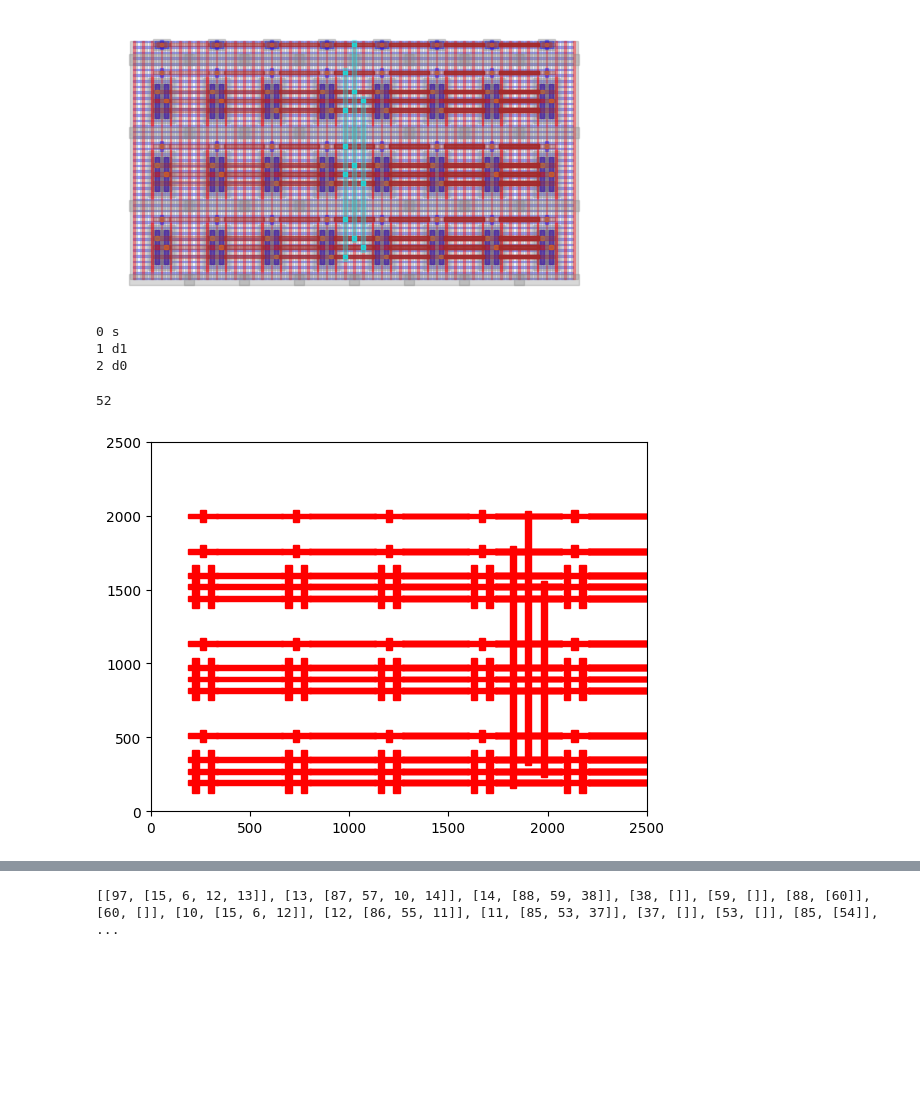
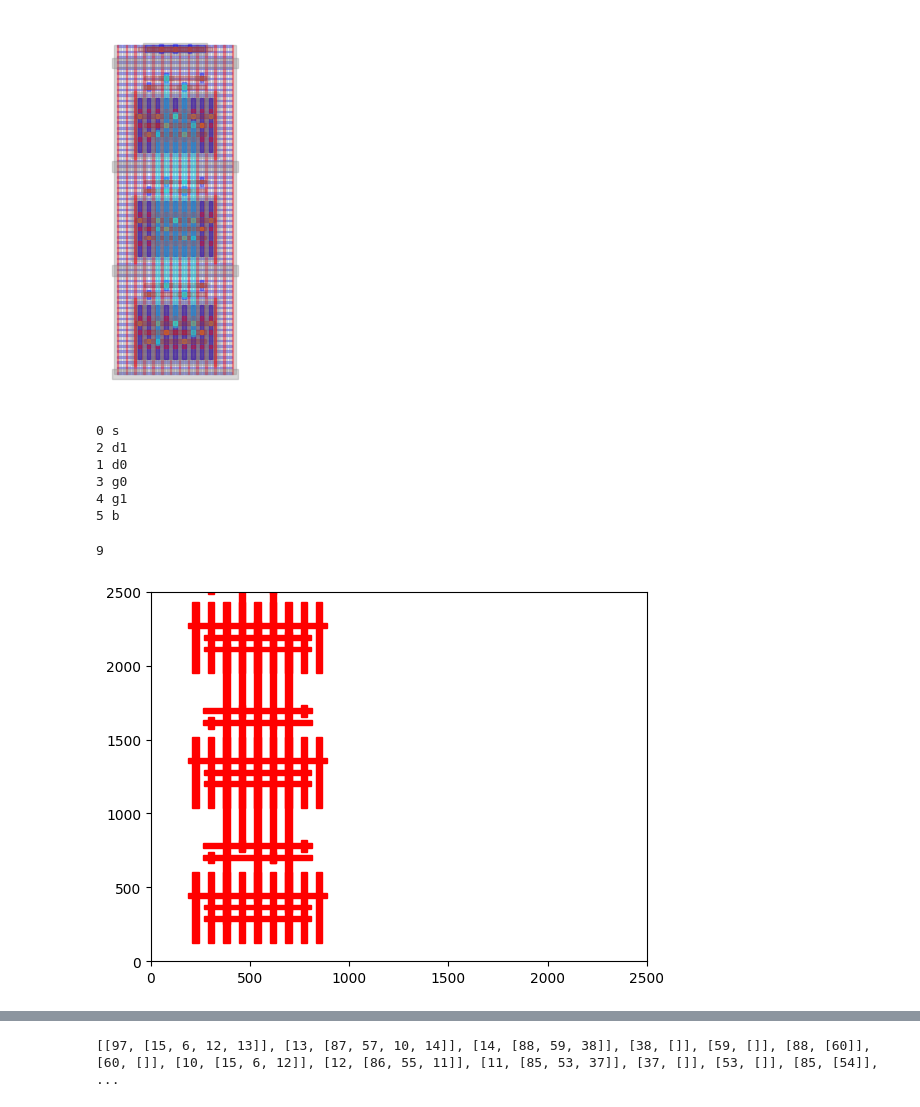
Before and after one commit to endalkyw/analog_project_v0, a Jupyter notebook: primitives_test_pex.ipynb, the cells around one changed output, grey strips where cells are left out. Saved outputs shown, nothing was run; the diff lists cells and outputs as text; code cells hidden in the pictures; blank space fills up the shorter version.

```diff
--- a/primitives_test_pex.ipynb
+++ b/primitives_test_pex.ipynb
@@ -1,28 +1,31 @@
 # %%
 import numpy as np
 from pex.ext_util import *
 from visualizer.plot_funcs import *
 # a = gdstk.read_gds("outputs/nmos_cm_.gds")
 # a = gdstk.read_gds("outputs/other/nmos_cm_x.gds")
 # a = gdstk.read_gds("outputs/nmos_cm_2x9_0.gds")
 # a = gdstk.read_gds("outputs/nmos_dp_6x5_2.gds")
-a = gdstk.read_gds("outputs/five_transistor_ota.gds")
-a = gdstk.read_gds("outputs/nmos_cm_x.gds")
+# a = gdstk.read_gds("outputs/five_transistor_ota.gds")
+a = gdstk.read_gds("outputs/nmos_dp.gds")
 
 a1 = a.cells[0]
 
 fig, ax = plt.subplots()
 show_gds(ax, a1)
 plt.show()
 # %% [output]
-[figure, old version]
+[figure, new version]
 # %%
 polygons = get_polygons(a1)
 nets = get_nets(polygons)
 # %% [output]
 0 s
-1 d1
-2 d0
+2 d1
+1 d0
+3 g0
+4 g1
+5 b
 # %%
 n = 0
 for i in range(len(polygons["metal_2"])):
@@ -34,8 +37,8 @@ print(n)
 # plot_polygons(polygons["active_areas"],xlim=[0,2000],ylim=[0,2000])
 plot_polygons(polygons["metal_1"]+polygons["metal_2"]+polygons["metal_3"],xlim=[0,2500],ylim=[0,2500])
 # %% [output]
-52
+9
-[figure, old version]
+[figure, new version]
 # %%
 
 fig, ax = plt.subplots()
```
Also changed, not shown: parts of 2 cells of this notebook, 1 other file.
